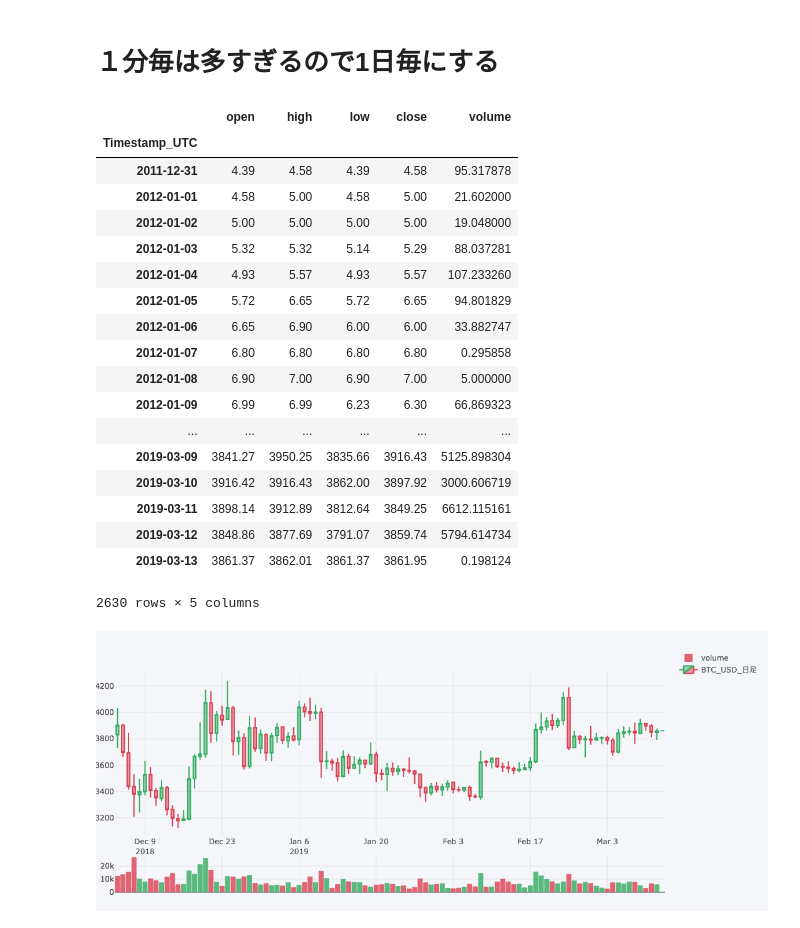
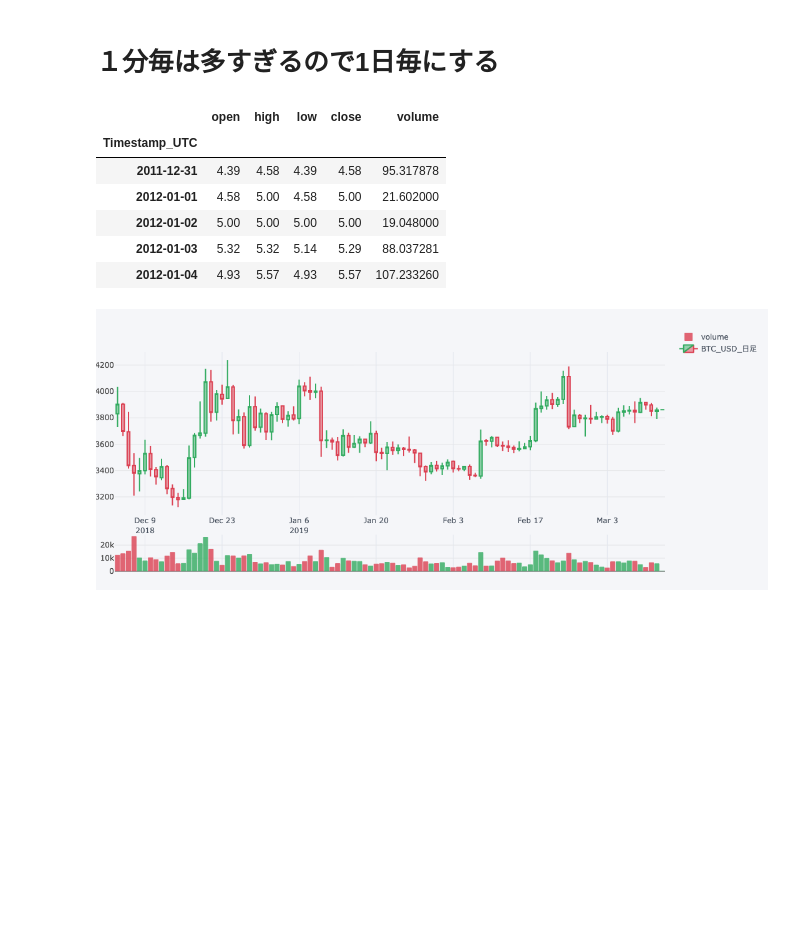
Before and after one commit to MiraiChino/ensemble, a Jupyter notebook: a.ipynb, the cells around one changed output. Drawn from its saved outputs; the diff is of its cells as text; code cells hidden in the pictures; blank space fills up the shorter version.

```diff
--- a/a.ipynb
+++ b/a.ipynb
@@ -52,33 +55,21 @@ qf.iplot(up_color=green, down_color=red, name="BTC_USD_分足")
 # %%
 how = {
     "open": "first",
     "high": "max",
     "low": "min",
     "close": "last",
     "volume": "sum"
 }
 df_day = df.resample('D').agg(how)
-df_day
+df_day.head()
 # %% [output]
 |  | open | high | low | close | volume |
 | Timestamp_UTC |  |  |  |  |  |
 | 2011-12-31 | 4.39 | 4.58 | 4.39 | 4.58 | 95.317878 |
 | 2012-01-01 | 4.58 | 5.00 | 4.58 | 5.00 | 21.602000 |
 | 2012-01-02 | 5.00 | 5.00 | 5.00 | 5.00 | 19.048000 |
 | 2012-01-03 | 5.32 | 5.32 | 5.14 | 5.29 | 88.037281 |
 | 2012-01-04 | 4.93 | 5.57 | 4.93 | 5.57 | 107.233260 |
-| 2012-01-05 | 5.72 | 6.65 | 5.72 | 6.65 | 94.801829 |
-| 2012-01-06 | 6.65 | 6.90 | 6.00 | 6.00 | 33.882747 |
-| 2012-01-07 | 6.80 | 6.80 | 6.80 | 6.80 | 0.295858 |
-| 2012-01-08 | 6.90 | 7.00 | 6.90 | 7.00 | 5.000000 |
-| 2012-01-09 | 6.99 | 6.99 | 6.23 | 6.30 | 66.869323 |
-| ... | ... | ... | ... | ... | ... |
-| 2019-03-09 | 3841.27 | 3950.25 | 3835.66 | 3916.43 | 5125.898304 |
-| 2019-03-10 | 3916.42 | 3916.43 | 3862.00 | 3897.92 | 3000.606719 |
-| 2019-03-11 | 3898.14 | 3912.89 | 3812.64 | 3849.25 | 6612.115161 |
-| 2019-03-12 | 3848.86 | 3877.69 | 3791.07 | 3859.74 | 5794.614734 |
-| 2019-03-13 | 3861.37 | 3862.01 | 3861.37 | 3861.95 | 0.198124 |
-2630 rows × 5 columns
 # %%
 qf = cf.QuantFig(df_day.tail(100))
 qf.add_volume()
```
Also changed, not shown: parts of 23 cells of this notebook.
